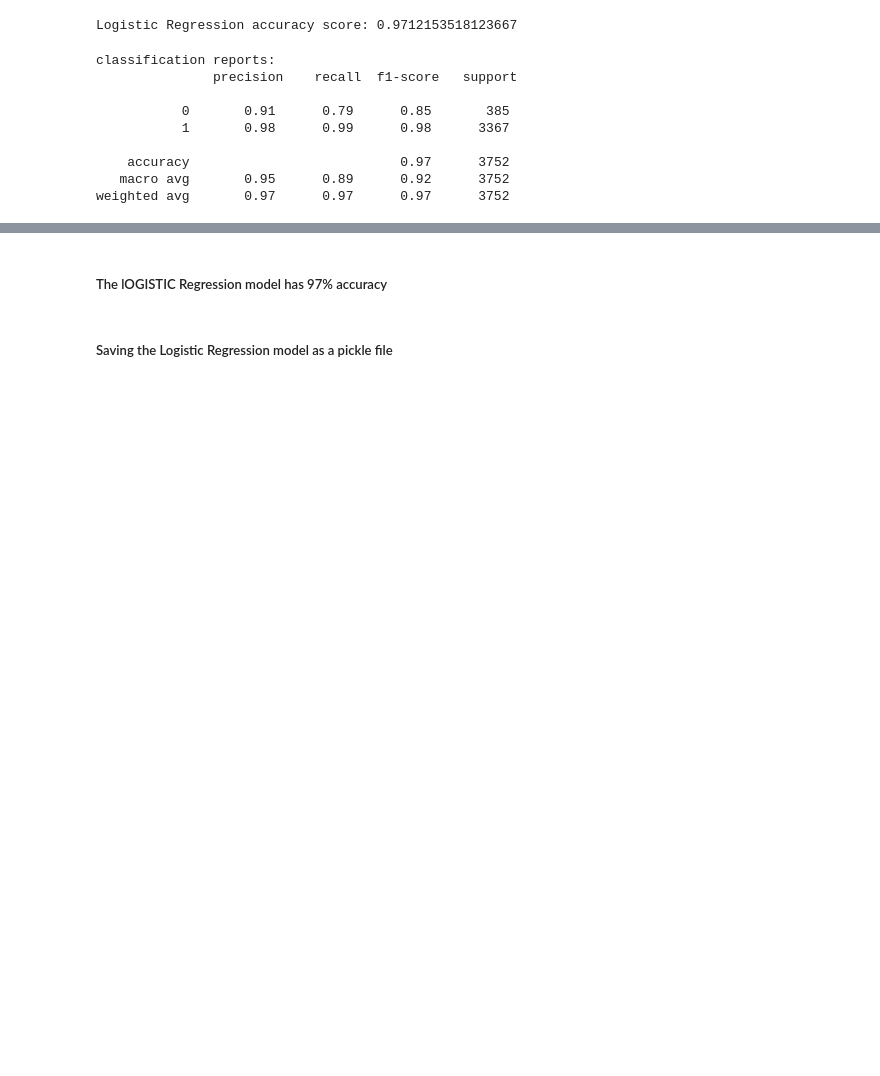
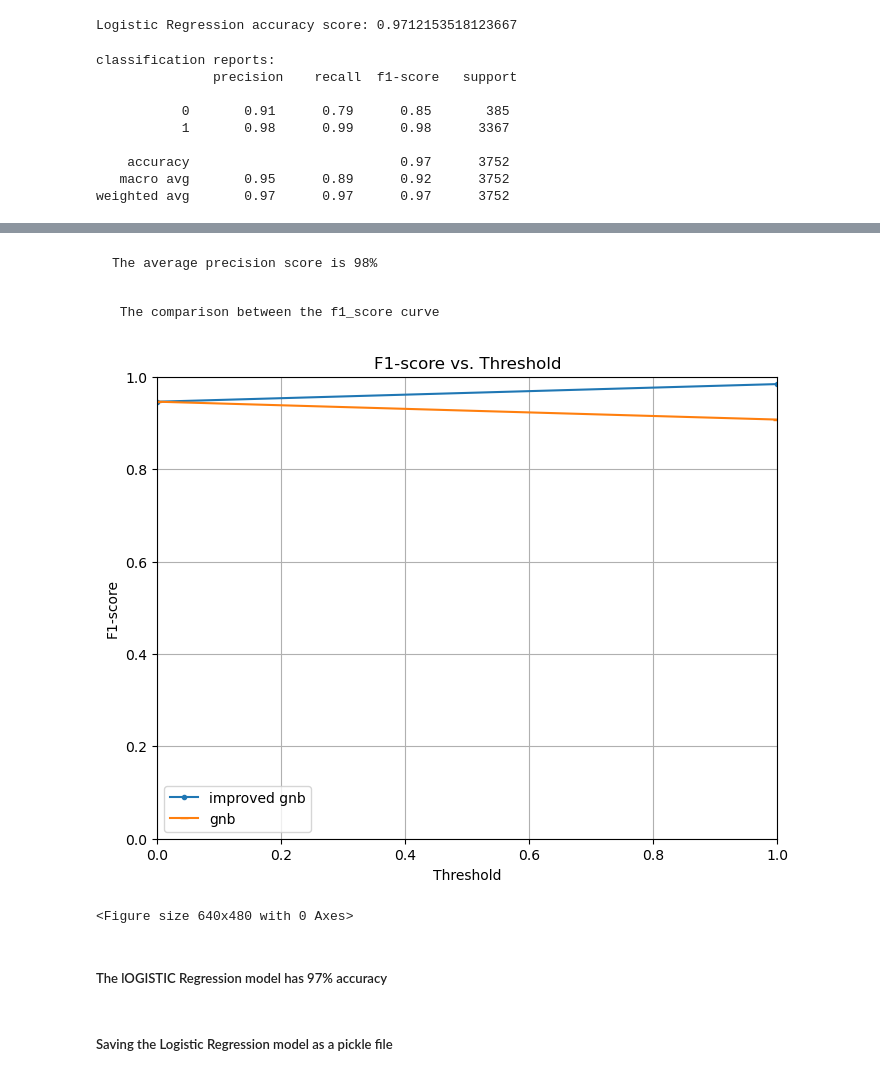
Before and after one commit to Taoheed-O/MachineLearningTweetClassifier, a Jupyter notebook: tweet_bully.ipynb, the cells around one changed output, grey strips where cells are left out. Cells and saved outputs as stored; diff of their text form; code cells hidden in the pictures; blank space fills up the shorter version.

```diff
--- a/tweet_bully.ipynb
+++ b/tweet_bully.ipynb
@@ -393,3 +461,41 @@ weighted avg       0.97      0.97      0.97      3752
+# %% [markdown]
+    The average precision score is 98%
+# %% [markdown]
+     The comparison between the f1_score curve
+# %%
+import numpy as np
+import matplotlib.pyplot as plt
+from sklearn.metrics import precision_recall_curve, f1_score
+
+# Replace these with your actual predicted probabilities and true labels
+# predicted_probs should be a 1D array of predicted probabilities for the positive class
+# true_labels should be a 1D array of true labels (0 for negative class, 1 for positive class)
+predicted_probs = np.array([0.1, 0.3, 0.4, 0.6, 0.8, 0.2, 0.7, 0.9, 0.5, 0.3])
+true_labels = np.array([0, 0, 1, 0, 1, 1, 1, 0, 1, 1])
+
+# Calculate precision-recall pairs and F1-scores
+precision_lr, recall_lr, thresholds_lr = precision_recall_curve(y_test, y_pred_lr)
+f1_scores_lr = 2 * (precision_lr * recall_lr) / (precision_lr + recall_lr)
+
+precision_gnb, recall_gnb, thresholds_gnb = precision_recall_curve(y_test, y_pred_gnb)
+f1_scores_gnb = 2 * (precision_gnb * recall_gnb) / (precision_gnb + recall_gnb)
+
+# Plot the F1-score graph
+plt.figure(figsize=(8, 6))
+plt.plot(thresholds_lr, f1_scores_lr[:-1], marker='.', label = 'improved gnb')
+plt.plot(thresholds_gnb, f1_scores_gnb[:-1], marker='_', label = 'gnb')
+plt.xlabel('Threshold')
+plt.ylabel('F1-score')
+plt.title('F1-score vs. Threshold')
+plt.grid(True)
+plt.xlim([0.0, 1.0])
+plt.ylim([0.0, 1.0])
+plt.legend()
+plt.show()
+plt.savefig('f1_score_graph.jpg')
+# %% [output]
+[figure, added]
+<Figure size 640x480 with 0 Axes>
 # %% [markdown]
 ##### The lOGISTIC Regression model has 97% accuracy
 # %% [markdown]
```
Also changed, not shown: parts of 12 cells of this notebook.
